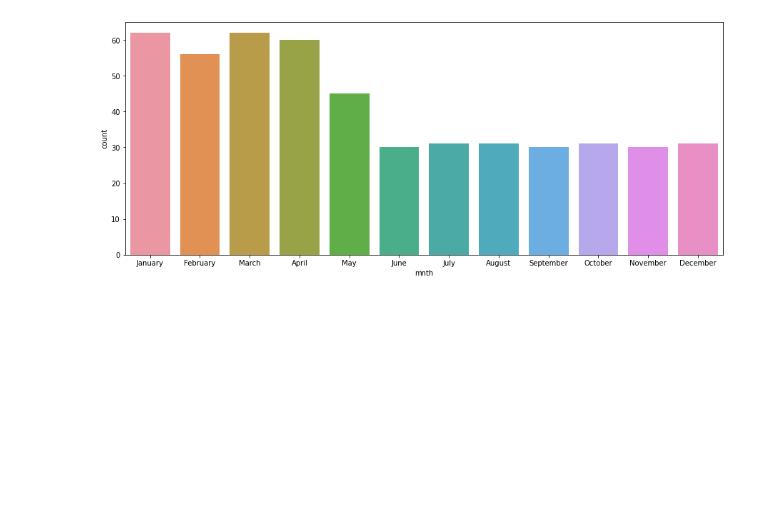
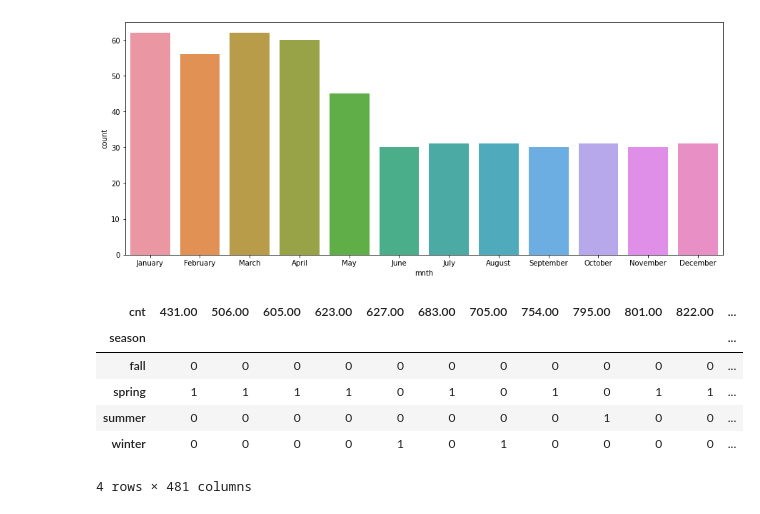
Before and after one commit to rajlm10/Touchstone-Foundation, a Jupyter notebook: EDA_Kaggle_Bikes.ipynb, the cells around one changed output. Cells and saved outputs as stored; diff of their text form; code cells hidden in the pictures; blank space fills up the shorter version.

```diff
--- a/EDA_Kaggle_Bikes.ipynb
+++ b/EDA_Kaggle_Bikes.ipynb
@@ -290,3 +290,13 @@ plt.figure(figsize = (15, 6))
 sns.countplot(x=df_categorical['mnth'], data=df_categorical);
 # %% [output]
 [figure]
+# %%
+pd.crosstab(df_categorical.season,df_categorical.cnt)
+# %% [output]
+| cnt | 431.00 | 506.00 | 605.00 | 623.00 | 627.00 | 683.00 | 705.00 | 754.00 | 795.00 | 801.00 | 822.00 | ... |
+| season |  |  |  |  |  |  |  |  |  |  |  | ... |
+| fall | 0 | 0 | 0 | 0 | 0 | 0 | 0 | 0 | 0 | 0 | 0 | ... |
+| spring | 1 | 1 | 1 | 1 | 0 | 1 | 0 | 1 | 0 | 1 | 1 | ... |
+| summer | 0 | 0 | 0 | 0 | 0 | 0 | 0 | 0 | 1 | 0 | 0 | ... |
+| winter | 0 | 0 | 0 | 0 | 1 | 0 | 1 | 0 | 0 | 0 | 0 | ... |
+4 rows × 481 columns
```
Also changed, not shown: parts of 6 cells of this notebook.
